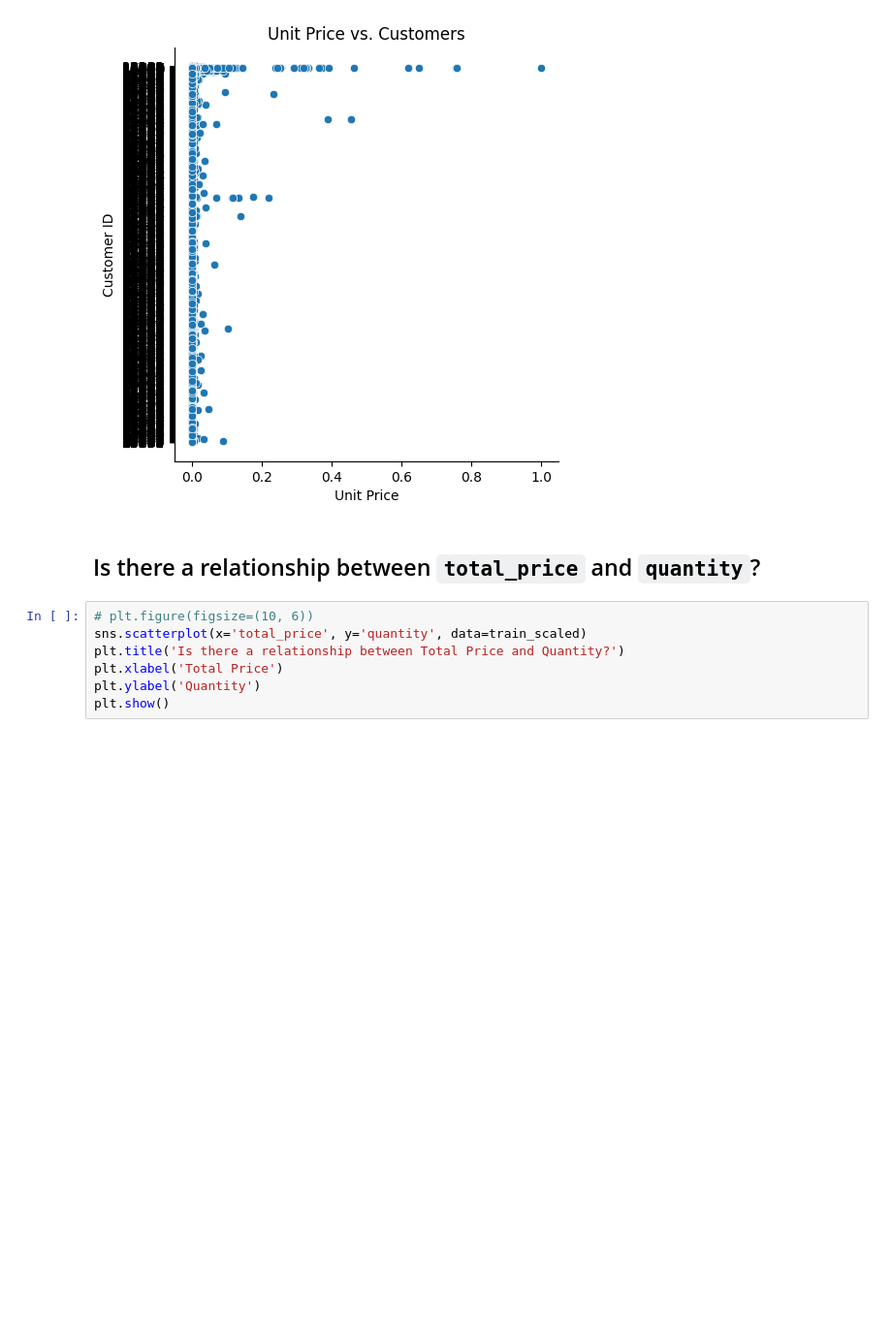
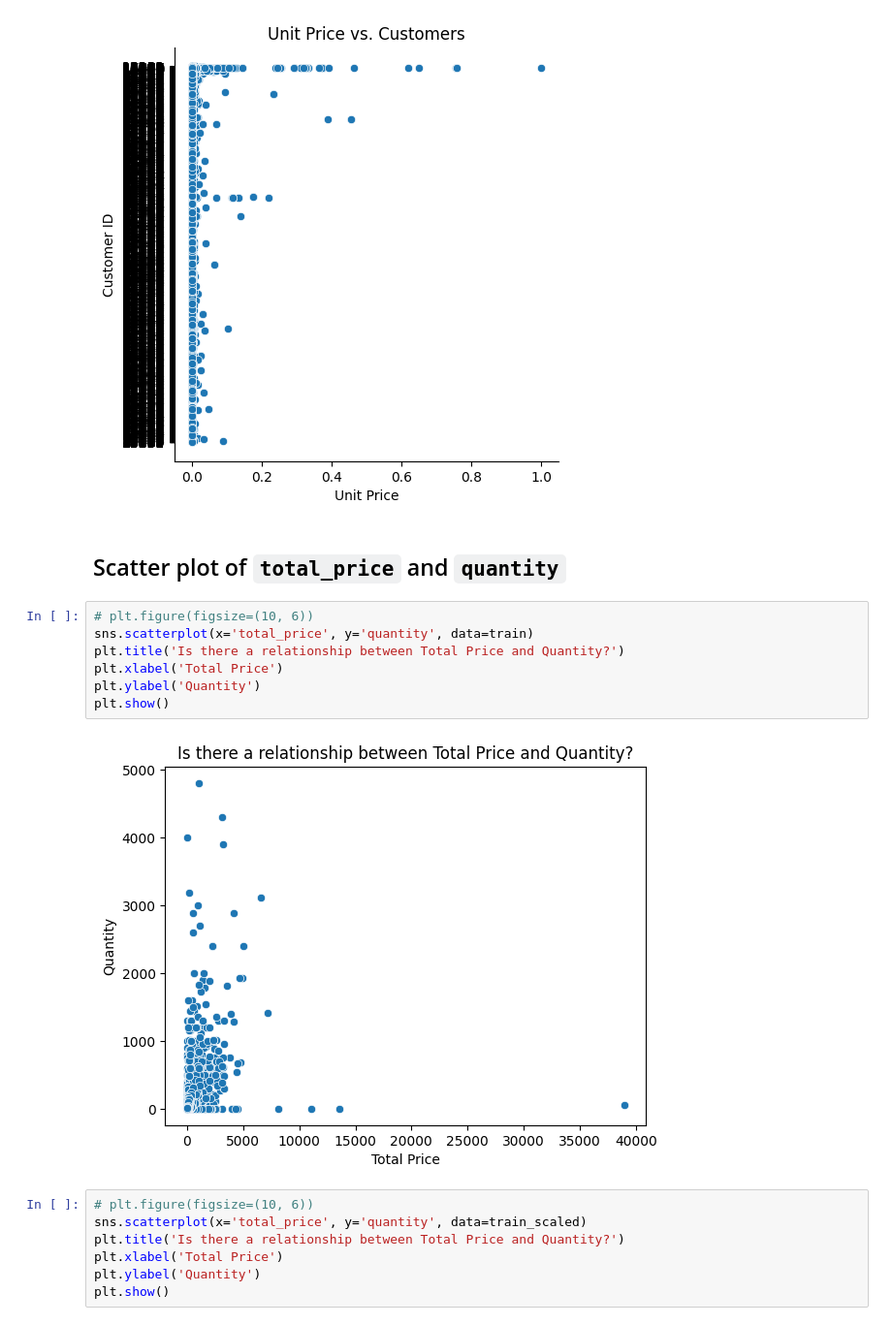
Before and after one commit to Marc-Aradillas/customer-segmentation-project, a Jupyter notebook: exp_working_nb.ipynb, the cells around one changed output. Shown at 97% size. Saved outputs shown, nothing was run; the diff lists cells and outputs as text; blank space fills up the shorter version.

```diff
--- a/exp_working_nb.ipynb
+++ b/exp_working_nb.ipynb
@@ -292,7 +292,16 @@ plt.show()
 <Figure size 1000x600 with 0 Axes>
 [figure]
 # %% [markdown]
-## Is there a relationship between `total_price` and `quantity`?
+## Scatter plot of  `total_price` and `quantity`
+# %%
+# plt.figure(figsize=(10, 6))
+sns.scatterplot(x='total_price', y='quantity', data=train)
+plt.title('Is there a relationship between Total Price and Quantity?')
+plt.xlabel('Total Price')
+plt.ylabel('Quantity')
+plt.show()
+# %% [output]
+[figure, added]
 # %%
 # plt.figure(figsize=(10, 6))
 sns.scatterplot(x='total_price', y='quantity', data=train_scaled)
```
Also changed, not shown: parts of 21 cells of this notebook.
